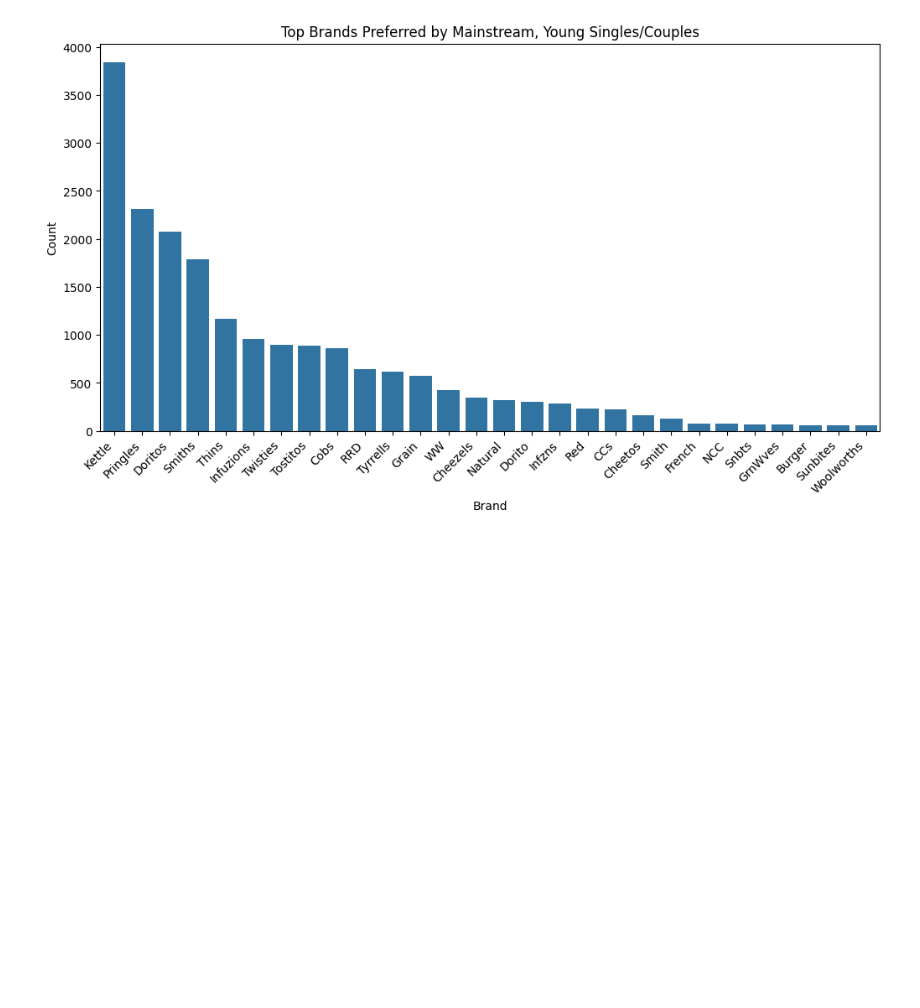
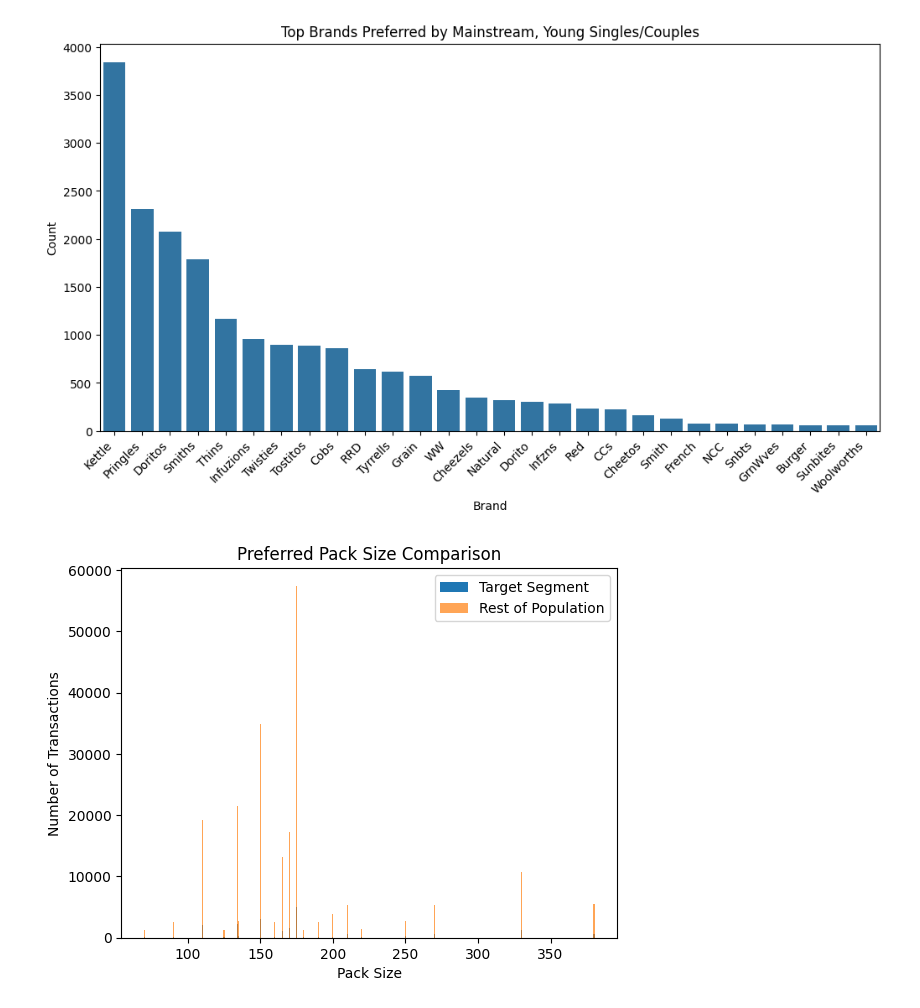
Before and after one commit to yahyaCS/quantiumTasks, a Jupyter notebook: Task1.ipynb, the cells around one changed output. Cells and saved outputs as stored; diff of their text form; code cells hidden in the pictures; blank space fills up the shorter version.

Commit message:
Preferred Pack Size Comparison

```diff
--- a/Task1.ipynb
+++ b/Task1.ipynb
@@ -487,3 +487,23 @@ plt.xticks(rotation=45, ha='right')
 plt.show()
 # %% [output]
 [figure]
+# %%
+df_merged['PACK_SIZE'] = df_chips['PACK_SIZE']
+# %%
+target_segment = df_merged[(df_merged['LIFESTAGE'] == 'YOUNG SINGLES/COUPLES') & (df_merged['PREMIUM_CUSTOMER'] == 'Mainstream')]
+
+preferred_pack_size = target_segment.groupby('PACK_SIZE').size().reset_index(name='count')
+
+rest_of_population = df_merged[df_merged['LIFESTAGE'] != 'YOUNG SINGLES/COUPLES']
+rest_of_population_pack_size = rest_of_population.groupby('PACK_SIZE').size().reset_index(name='count')
+
+plt.bar(preferred_pack_size['PACK_SIZE'], preferred_pack_size['count'], label='Target Segment')
+plt.bar(rest_of_population_pack_size['PACK_SIZE'], rest_of_population_pack_size['count'], alpha=0.7, label='Rest of Population')
+
+plt.xlabel('Pack Size')
+plt.ylabel('Number of Transactions')
+plt.title('Preferred Pack Size Comparison')
+plt.legend()
+plt.show()
+# %% [output]
+[figure, added]
```
Also changed, not shown: parts of 3 cells of this notebook.
